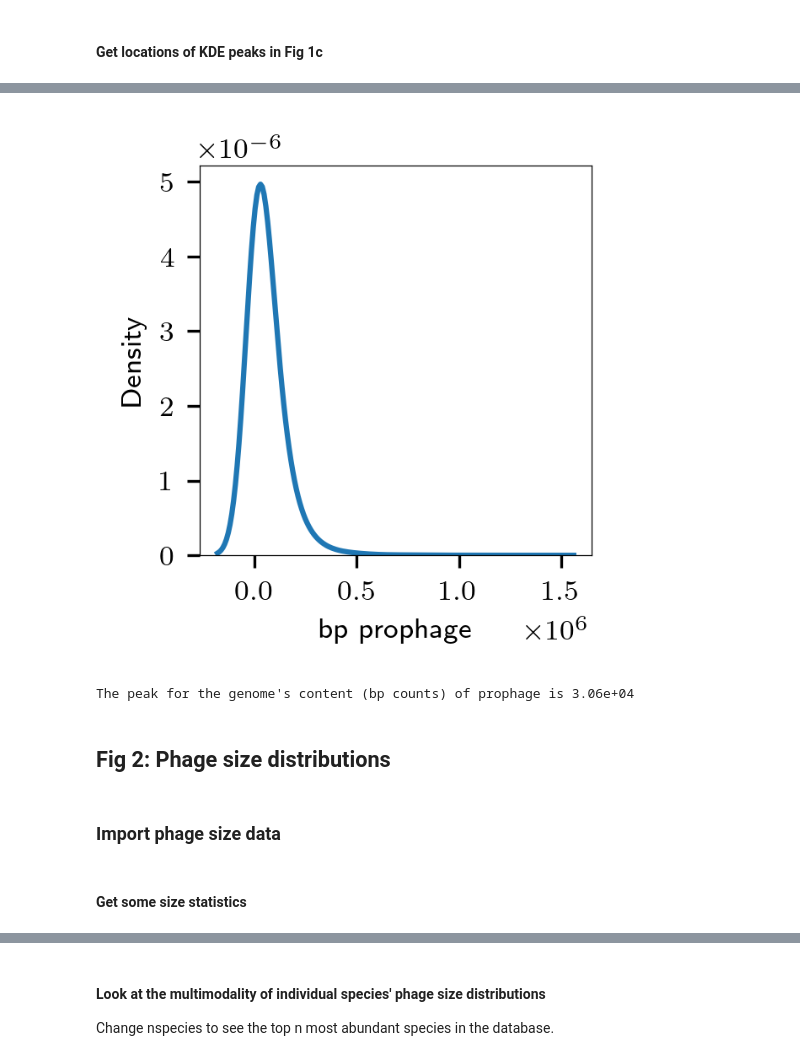
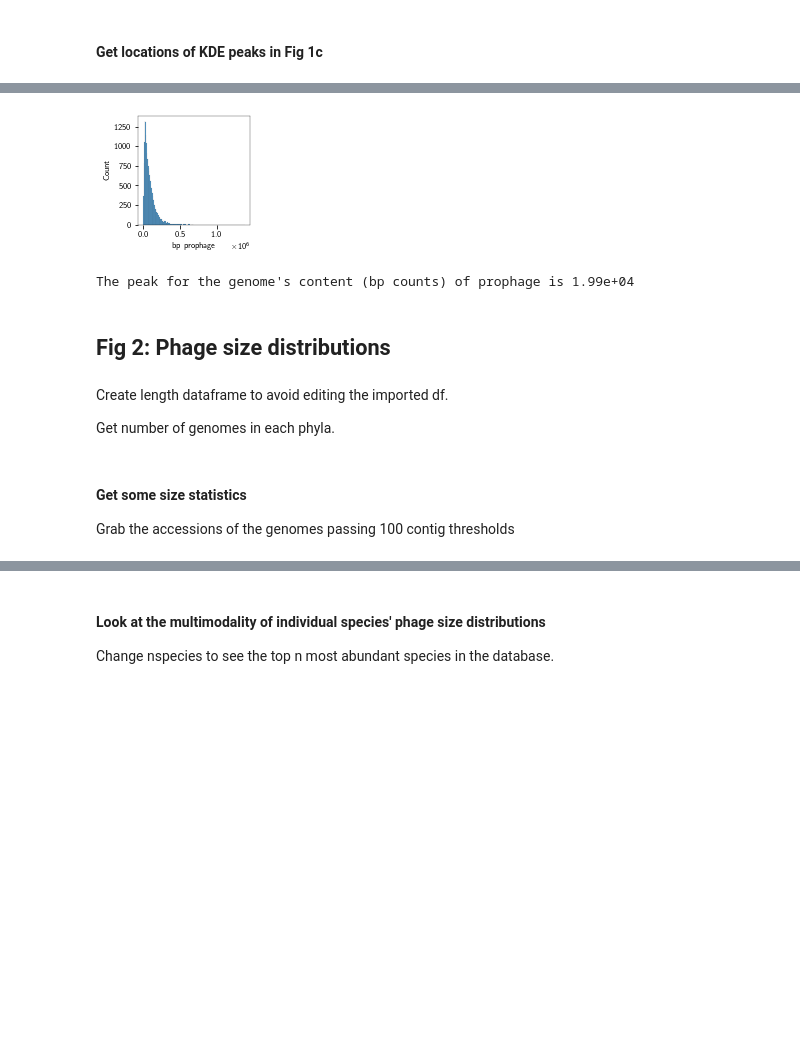
Before and after one commit to jcmckerral/prophage-distributions, a Jupyter notebook: analysis/prophage-distributions-paper.ipynb, the cells around one changed output, grey strips where cells are left out. Drawn from its saved outputs; the diff is of its cells as text; code cells hidden in the pictures; blank space fills up the shorter version.

```diff
--- a/analysis/prophage-distributions-paper.ipynb
+++ b/analysis/prophage-distributions-paper.ipynb
@@ -286,7 +261,9 @@ phagemeta.shape
 # %%
-# get normalised prophage counts (bp prophage, bp genome length)
+# get normalised prophage counts (bp prophage out of total bp genome length)
 phagemeta['normalise_by_prok_length'] = phagemeta['Total Length (bp)'].values - phagemeta['bp prophage'].values
 phagemeta['Kept_normed'] = phagemeta['bp prophage'].values / phagemeta['normalise_by_prok_length'].values
+phagemeta['Kept_normed_all'] = phagemeta['bp prophage'].values / phagemeta['Total Length (bp)']
+
 phagemeta.reset_index(inplace=True, drop=True)
 # %% [markdown]
 ### Read the metadata
@@ -535,22 +489,3 @@ We exclude genomes with 0 prophages for the visualisation as it simply creates a
 Change "minPhages" to change this.
 # %%
 minPhages = 1
-# %%
-fig_width_pt = 410.0  # Get this from LaTeX using \showthe\columnwidth
-inches_per_pt = 1.0/72.27               # Convert pt to inch
-golden_mean = (np.sqrt(5)-1.0)/2.0         # Aesthetic ratio
-fig_width = fig_width_pt*inches_per_pt  # width in inches
-fig_height = fig_width*golden_mean       # height in inches
-fig_size =  [fig_width,fig_height]
-params = {'backend': 'ps','axes.labelsize': 8,'font.size': 8,
-          'legend.fontsize': 8,'xtick.labelsize': 8,'ytick.labelsize': 8,
-          'text.usetex': True,'figure.figsize': fig_size, 'axes.linewidth':0.3}
-# mpl.rcParams['text.latex.preamble'] = [\usepackage[cm]{sfmath}, \usepackage{underscore}]
-mpl.rcParams['text.latex.preamble'].join([r'\usepackage[cm]{sfmath}',r'\usepackage{underscore}'])
-mpl.rcParams['font.family'] = 'sans-serif'
-mpl.rcParams['font.sans-serif'] = 'cm'
-# mpl.rcParams['text.usetex']=False
-mpl.rcParams['figure.dpi'] = 300
-
-
-mpl.rcParams.update(params)
@@ -585,2 +525,0 @@ plt.show()
-# %%
-mpl.rcParams.update(mpl.rcParamsDefault)
@@ -619,6 +574,7 @@ Do some small calculations needed for Fig 1
 # %%
 # Create some bins to do the size counts for Fig 1b
-sizePhage = taxameta.copy()
+sizePhage = phagemeta.copy()
+
 minval=0
 bins = list(np.arange(minval,1.2E7,1.4E6))
 sizePhage['bin'] = pd.cut(sizePhage['normalise_by_prok_length'], bins)
@@ -681,17 +647,20 @@ The peak for the bacterial dna total (bp) is at 2.29e+06
 # %%
 fig,ax2=plt.subplots(1,1,figsize=(2,2))
-sns.kdeplot(df['bp prophage'],bw_adjust=6,ax=ax2)
+b = sns.histplot(df[df['bp prophage']>1]['bp prophage'])
 plt.show()
-x2 = ax2.lines[0].get_xdata() # Get the x data of the distribution
-y2 = ax2.lines[0].get_ydata() # Get the y data of the distribution
-maxid2 = np.argmax(y2)
+
+x2 = [a.get_x() for a in b.patches] # Get the x data of the distribution
+y2 = [a.get_height() for a in b.patches]  # Get the y data of the distribution
+maxid2 = np.argmax(y2) # get peak idx
 print('The peak for the genome\'s content (bp counts) of prophage is','{:.2e}'.format(x2[maxid2]))
 # %% [output]
-[figure, old version]
+[figure, new version]
-The peak for the genome's content (bp counts) of prophage is 3.06e+04
+The peak for the genome's content (bp counts) of prophage is 1.99e+04
 # %% [markdown]
 ## Fig 2: Phage size distributions
-# %% [markdown]
-### Import phage size data
+# %% [markdown]
+Create length dataframe to avoid editing the imported df.
+
+Get number of genomes in each phyla.
 # %%
 phageLengthDf = allphagedf.copy()
@@ -703,6 +670,8 @@ phylumCounts = taxameta.groupby('phylum').count().reset_index()
 phyCountDict = dict(zip(phylumCounts['phylum'],phylumCounts['assembly_accession']))
 # %% [markdown]
 #### Get some size statistics
+
+Grab the accessions of the genomes passing 100 contig thresholds
 # %%
 contigListTh = list(taxameta['assembly_accession'])
 
```
Also changed, not shown: parts of 135 cells of this notebook.
